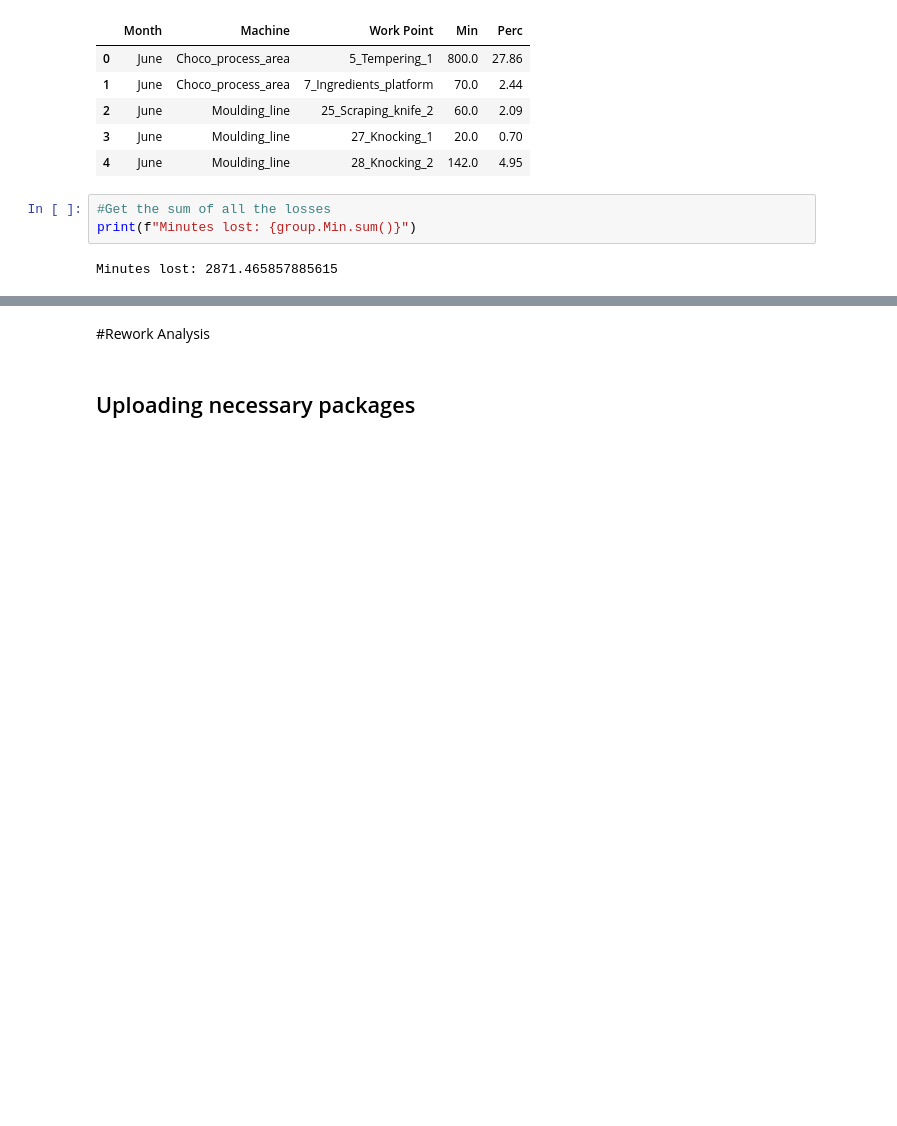
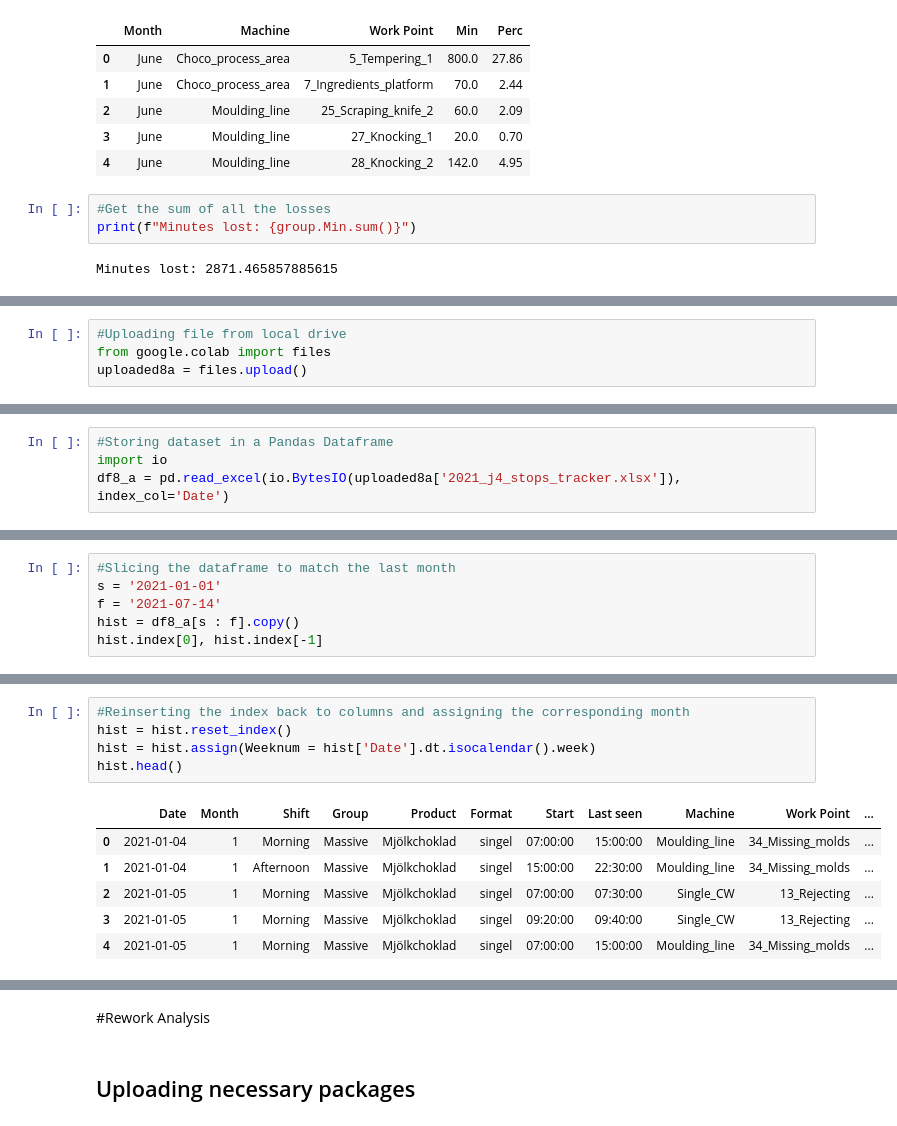
Before and after one commit to gabrielborja/python_data_analysis, a Jupyter notebook: production_analysis.ipynb, the cells around one changed output, grey strips where cells are left out. Drawn from its saved outputs; the diff is of its cells as text; blank space fills up the shorter version.

```diff
--- a/production_analysis.ipynb
+++ b/production_analysis.ipynb
@@ -720,0 +737,4 @@ files.download('2021_06_j4_losses.xlsx')
+# %%
+#Uploading file from local drive
+from google.colab import files
+uploaded8a = files.upload()
@@ -720,0 +744,4 @@ files.download('2021_06_j4_losses.xlsx')
+# %%
+#Storing dataset in a Pandas Dataframe
+import io
+df8_a = pd.read_excel(io.BytesIO(uploaded8a['2021_j4_stops_tracker.xlsx']), index_col='Date')
@@ -720,0 +773,6 @@ files.download('2021_06_j4_losses.xlsx')
+# %%
+#Slicing the dataframe to match the last month
+s = '2021-01-01'
+f = '2021-07-14'
+hist = df8_a[s : f].copy()
+hist.index[0], hist.index[-1]
@@ -720,0 +781,12 @@ files.download('2021_06_j4_losses.xlsx')
+# %%
+#Reinserting the index back to columns and assigning the corresponding month
+hist = hist.reset_index()
+hist = hist.assign(Weeknum = hist['Date'].dt.isocalendar().week)
+hist.head()
+# %% [output]
+|  | Date | Month | Shift | Group | Product | Format | Start | Last seen | Machine | Work Point | ... |
+| 0 | 2021-01-04 | 1 | Morning | Massive | Mjölkchoklad | singel | 07:00:00 | 15:00:00 | Moulding_line | 34_Missing_molds | ... |
+| 1 | 2021-01-04 | 1 | Afternoon | Massive | Mjölkchoklad | singel | 15:00:00 | 22:30:00 | Moulding_line | 34_Missing_molds | ... |
+| 2 | 2021-01-05 | 1 | Morning | Massive | Mjölkchoklad | singel | 07:00:00 | 07:30:00 | Single_CW | 13_Rejecting | ... |
+| 3 | 2021-01-05 | 1 | Morning | Massive | Mjölkchoklad | singel | 09:20:00 | 09:40:00 | Single_CW | 13_Rejecting | ... |
+| 4 | 2021-01-05 | 1 | Morning | Massive | Mjölkchoklad | singel | 07:00:00 | 15:00:00 | Moulding_line | 34_Missing_molds | ... |
```
Also changed, not shown: parts of 14 cells of this notebook.
